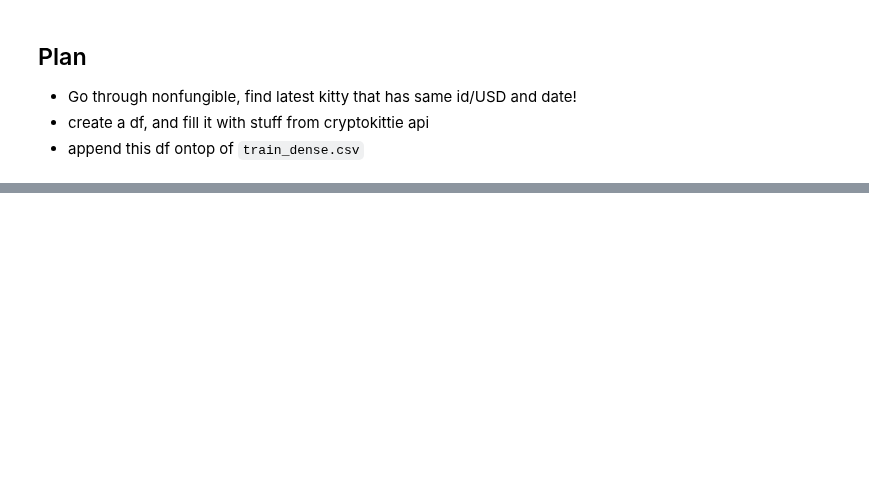
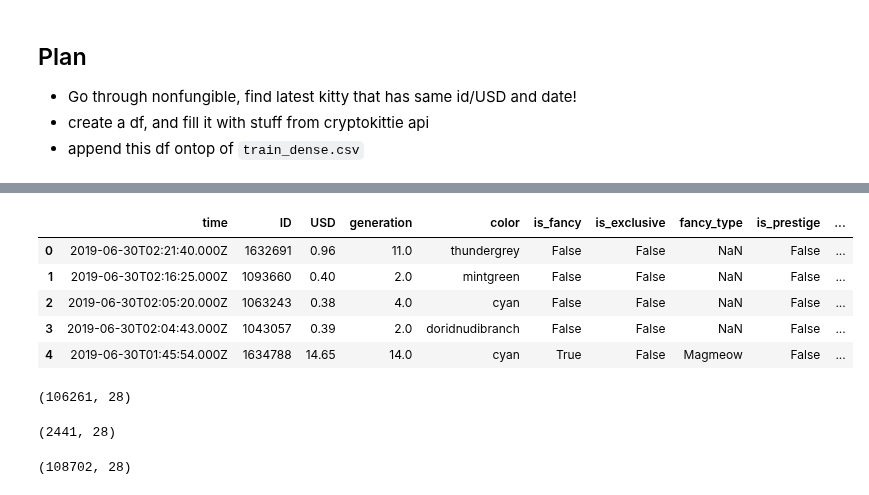
Before and after one commit to DylanBedetti/Trading-Cryptokitties, a Jupyter notebook: Data/Update.ipynb, the cells around one changed output, grey strips where cells are left out. Saved outputs shown, nothing was run; the diff lists cells and outputs as text; code cells hidden in the pictures; blank space fills up the shorter version.

```diff
--- a/Data/Update.ipynb
+++ b/Data/Update.ipynb
@@ -95,0 +289,18 @@ update_train_dense(data)
+# %%
+old_data = pd.read_csv("train_complete.csv")
+old_data.head()
+# %% [output]
+|  | time | ID | USD | generation | color | is_fancy | is_exclusive | fancy_type | is_prestige | ... |
+| 0 | 2019-06-30T02:21:40.000Z | 1632691 | 0.96 | 11.0 | thundergrey | False | False | NaN | False | ... |
+| 1 | 2019-06-30T02:16:25.000Z | 1093660 | 0.40 | 2.0 | mintgreen | False | False | NaN | False | ... |
+| 2 | 2019-06-30T02:05:20.000Z | 1063243 | 0.38 | 4.0 | cyan | False | False | NaN | False | ... |
+| 3 | 2019-06-30T02:04:43.000Z | 1043057 | 0.39 | 2.0 | doridnudibranch | False | False | NaN | False | ... |
+| 4 | 2019-06-30T01:45:54.000Z | 1634788 | 14.65 | 14.0 | cyan | True | False | Magmeow | False | ... |
+# %%
+old_data.shape
+# %% [output]
+(106261, 28)
+# %%
+new_data.shape
+# %% [output]
+(2441, 28)
@@ -95,0 +311,4 @@ update_train_dense(data)
+# %%
+pd.read_csv("train_complete.csv").shape
+# %% [output]
+(108702, 28)
```
Also changed, not shown: parts of 22 cells of this notebook, 10 other files.
